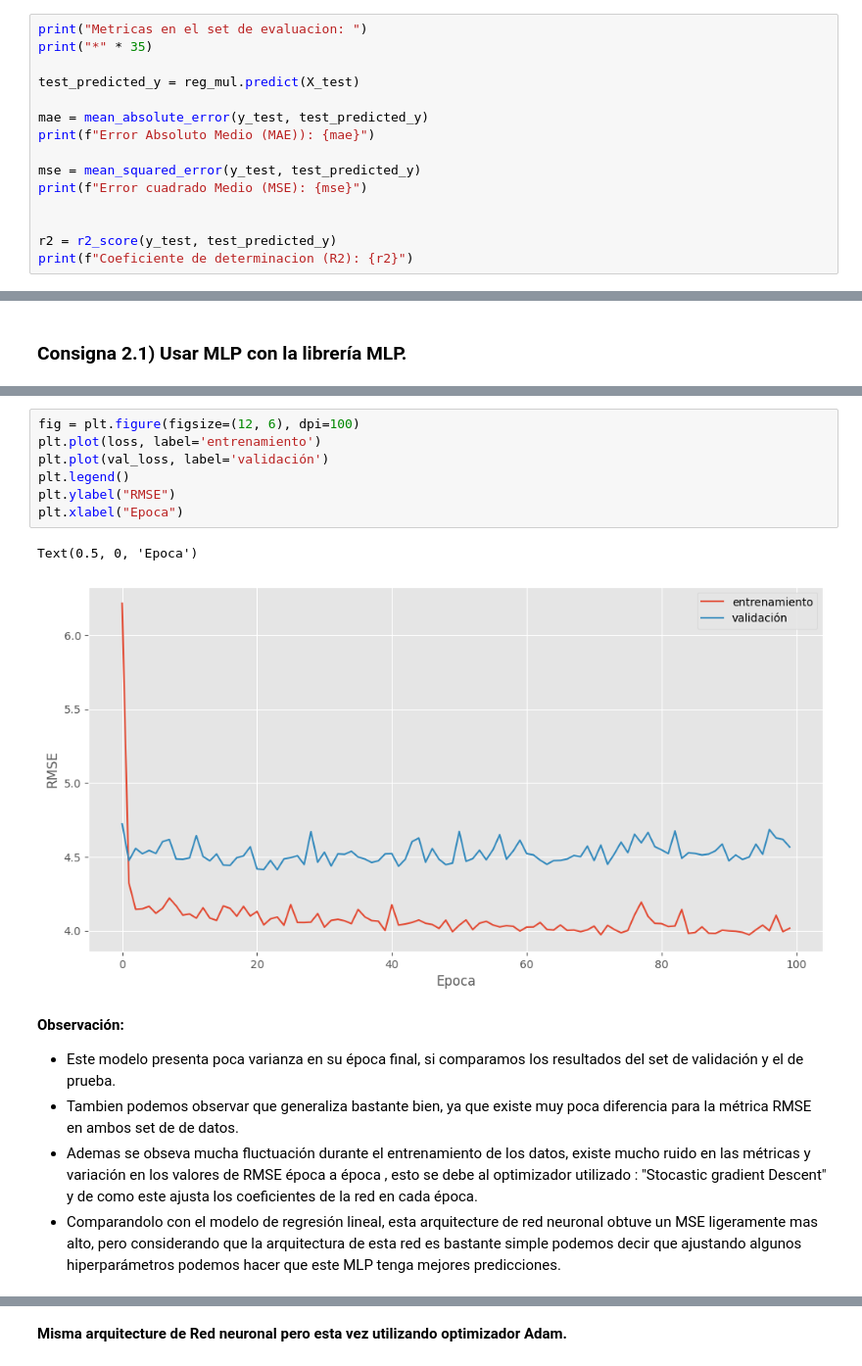
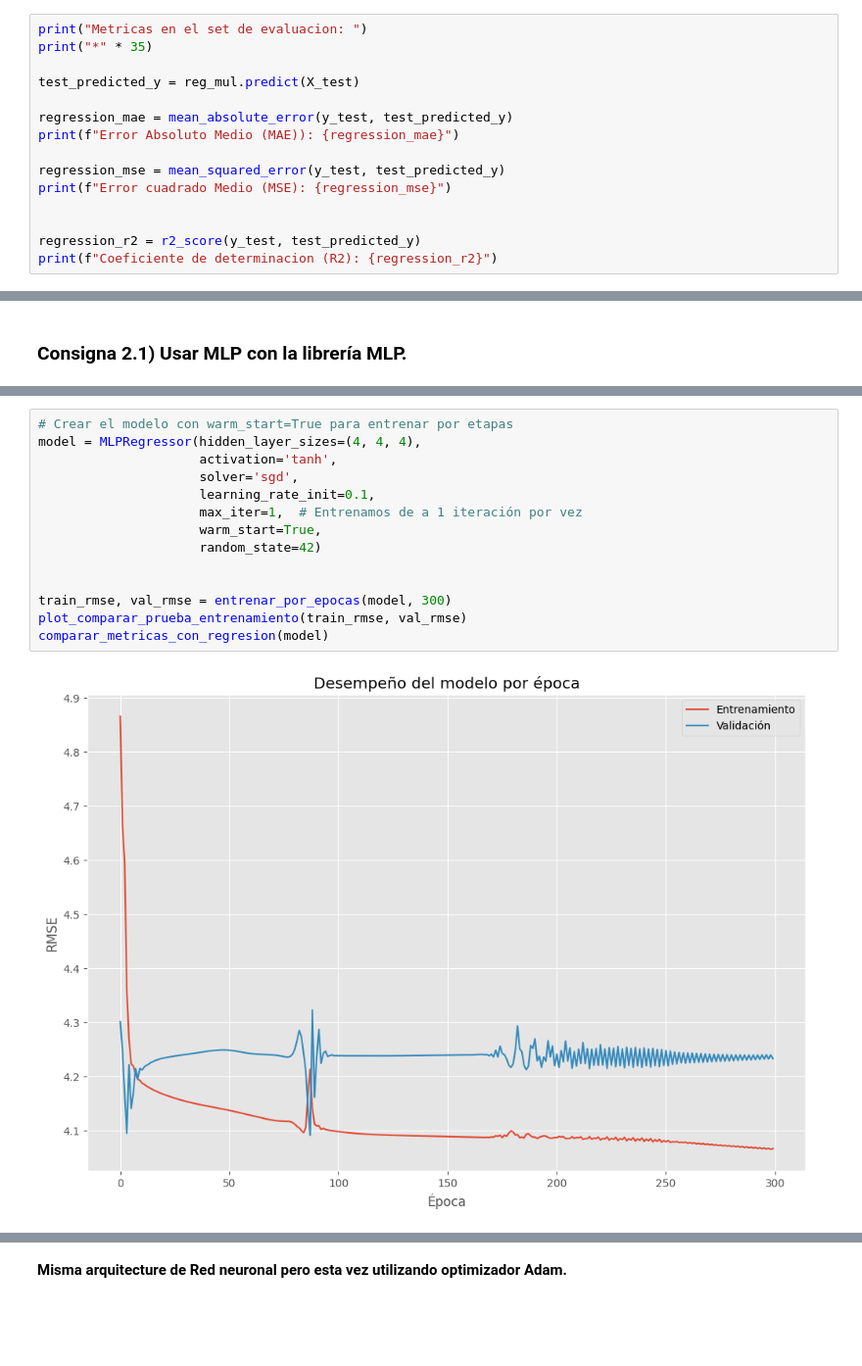
Before and after one commit to facundoVega/TP2-aa1-multi-layer-perceptron, a Jupyter notebook: tp2-aa1-mlp.ipynb, the cells around one changed output, grey strips where cells are left out. Shown at 98% size. Drawn from its saved outputs; the diff is of its cells as text; blank space fills up the shorter version.

Commit message:
Red Neuronal con mlp regressor

```diff
--- a/tp2-aa1-mlp.ipynb
+++ b/tp2-aa1-mlp.ipynb
@@ -455,15 +455,15 @@ print("*" * 35)
 
 test_predicted_y = reg_mul.predict(X_test)
 
-mae = mean_absolute_error(y_test, test_predicted_y)
-print(f"Error Absoluto Medio (MAE)): {mae}")
+regression_mae = mean_absolute_error(y_test, test_predicted_y)
+print(f"Error Absoluto Medio (MAE)): {regression_mae}")
 
-mse = mean_squared_error(y_test, test_predicted_y)
-print(f"Error cuadrado Medio (MSE): {mse}")
+regression_mse = mean_squared_error(y_test, test_predicted_y)
+print(f"Error cuadrado Medio (MSE): {regression_mse}")
 
 
-r2 = r2_score(y_test, test_predicted_y)
-print(f"Coeficiente de determinacion (R2): {r2}")
+regression_r2 = r2_score(y_test, test_predicted_y)
+print(f"Coeficiente de determinacion (R2): {regression_r2}")
 # %% [output]
 Metricas en el set de evaluacion:
 ***********************************
@@ -614,16 +612,16 @@ val_loss = np.sqrt(history.history["val_loss"])
-# %%
-fig = plt.figure(figsize=(12, 6), dpi=100)
-plt.plot(loss, label='entrenamiento')
-plt.plot(val_loss, label='validación')
-plt.legend()
-plt.ylabel("RMSE")
-plt.xlabel("Epoca")
-# %% [output]
-Text(0.5, 0, 'Epoca')
-[figure, removed]
-# %% [markdown]
-**Observación:**
-* Este modelo presenta poca varianza en su época final, si comparamos los resultados del set de validación y el de prueba. <br>
-* Tambien podemos observar que generaliza bastante bien, ya que existe muy poca diferencia para la métrica  RMSE en ambos set de de datos. <br>
-* Ademas se obseva mucha fluctuación durante el entrenamiento de los datos, existe mucho ruido en las métricas y variación en los valores de RMSE época a época , esto se debe al optimizador utilizado : "Stocastic gradient Descent" y de como este ajusta los coeficientes de la red en cada época. <br>
-* Comparandolo con el modelo de regresión lineal, esta arquitecture de red neuronal obtuve un MSE ligeramente mas alto, pero considerando que la arquitectura de esta red es bastante simple podemos decir que ajustando algunos hiperparámetros podemos hacer que este MLP tenga mejores predicciones.
+# %%
+# Crear el modelo con warm_start=True para entrenar por etapas
+model = MLPRegressor(hidden_layer_sizes=(4, 4, 4),
+                     activation='tanh',
+                     solver='sgd',
+                     learning_rate_init=0.1,
+                     max_iter=1,  # Entrenamos de a 1 iteración por vez
+                     warm_start=True,
+                     random_state=42)
+
+
+train_rmse, val_rmse = entrenar_por_epocas(model, 300)
+plot_comparar_prueba_entrenamiento(train_rmse, val_rmse)
+comparar_metricas_con_regresion(model)
+# %% [output]
+[figure, added]
```
Also changed, not shown: parts of 38 cells of this notebook.
